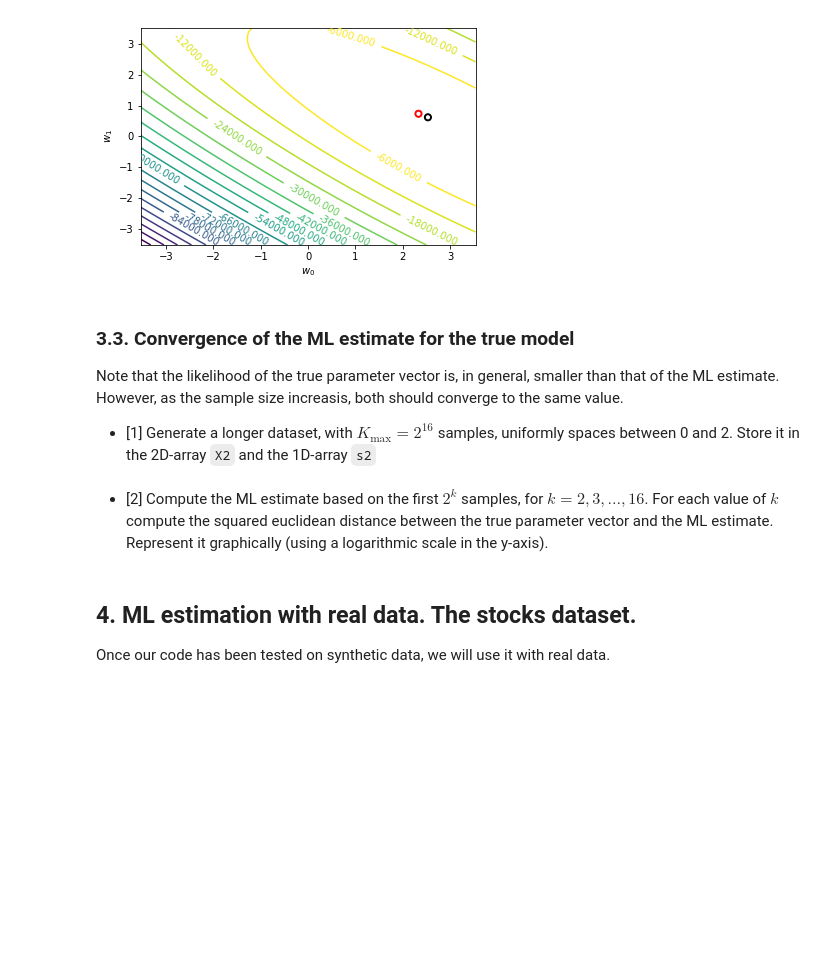
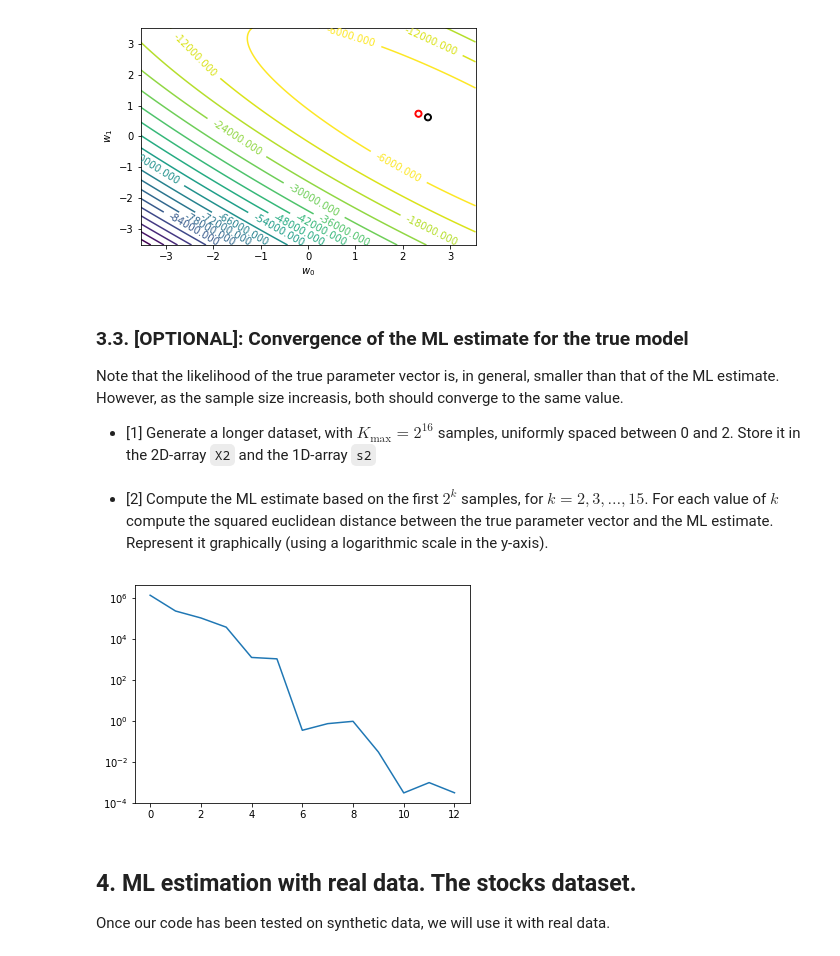
Before and after one commit to ML4DS/ML4all, a Jupyter notebook: R_lab1_ML_Bay_Regresion/Pract_regression_professor.ipynb, the cells around one changed output. Saved outputs shown, nothing was run; the diff lists cells and outputs as text; code cells hidden in the pictures; blank space fills up the shorter version.

```diff
--- a/R_lab1_ML_Bay_Regresion/Pract_regression_professor.ipynb
+++ b/R_lab1_ML_Bay_Regresion/Pract_regression_professor.ipynb
@@ -259,11 +260,11 @@ plt.show()
 # %% [output]
 [figure]
 # %% [markdown]
-### 3.3. Convergence of the ML estimate for the true model
+### 3.3. [OPTIONAL]: Convergence of the ML estimate for the true model
 
 Note that the likelihood of the true parameter vector is, in general, smaller than that of the ML estimate. However, as the sample size increasis, both should converge to the same value.
 
-* [1] Generate a longer dataset, with $K_\text{max}=2^{16}$ samples, uniformly spaces between 0 and 2. Store it in the 2D-array `X2` and the 1D-array `s2`
+* [1] Generate a longer dataset, with $K_\text{max}=2^{16}$ samples, uniformly spaced between 0 and 2. Store it in the 2D-array `X2` and the 1D-array `s2`
 # %%
 # Parameter settings
 x_min = 0
@@ -276,24 +277,27 @@ X2 = np.linspace(x_min, x_max, n_points)
 
 # Expand input matrix with an all-ones column
 col_1 = np.ones((n_points,))
-Xe2 = np.vstack((col_1, X2)).T
-s2 = Xe2.dot(true_w) + sigma_eps * np.random.randn(n_points)
+Z2 = np.vstack((col_1, X2)).T
+s2 = Z2.dot(true_w) + sigma_eps * np.random.randn(n_points, 1)
 # </SOL>
 # %% [markdown]
-* [2] Compute the ML estimate based on the first $2^k$ samples, for $k=2,3,\ldots, 16$. For each value of $k$ compute the squared euclidean distance between the true parameter vector and the ML estimate. Represent it graphically (using a logarithmic scale in the y-axis).
+* [2] Compute the ML estimate based on the first $2^k$ samples, for $k=2,3,\ldots, 15$. For each value of $k$ compute the squared euclidean distance between the true parameter vector and the ML estimate. Represent it graphically (using a logarithmic scale in the y-axis).
 # %%
 # <SOL>
 e2 = []
+
 for k in range(3, 16):
-    Xk = Xe2[0:2**k, :]
+    Zk = Z2[0:2**k, :]
     sk = s2[0:2**k]
 
-    w_MLk, _, _, _ = np.linalg.lstsq(Xk, sk)
+    w_MLk, _, _, _ = np.linalg.lstsq(Zk, sk, rcond=None)
     e2.append(np.sum((true_w - w_MLk)**2))
 
 plt.semilogy(e2)
 plt.show()
 # </SOL>
+# %% [output]
+[figure, added]
 # %% [markdown]
 ## 4. ML estimation with real data. The stocks dataset.
 
```
Also changed, not shown: parts of 61 cells of this notebook, 14 other files.
